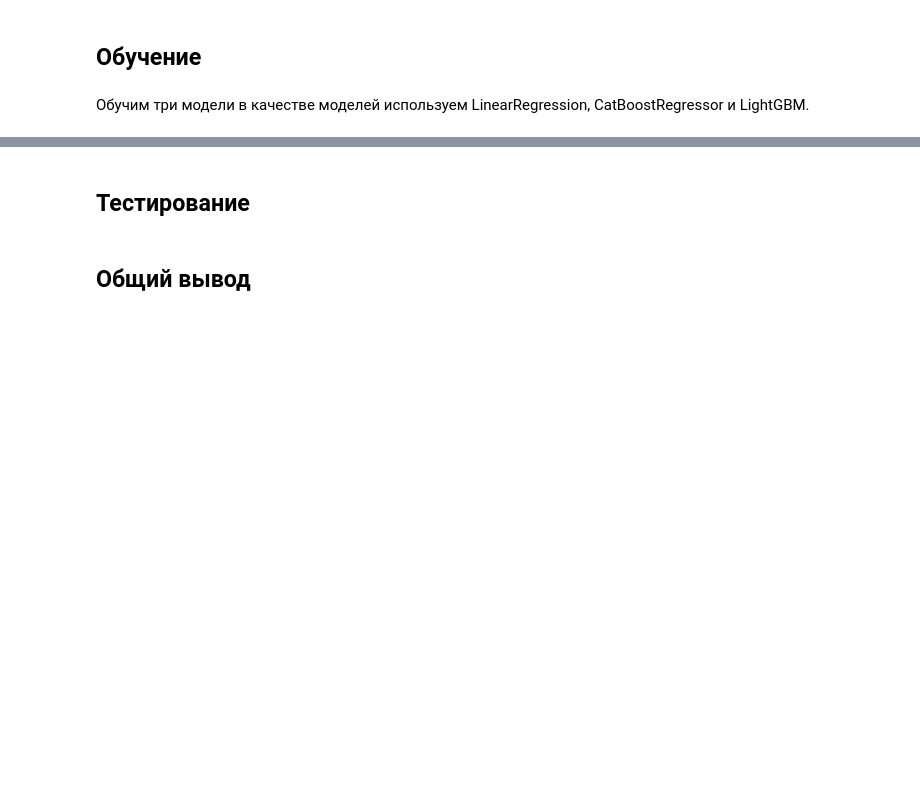
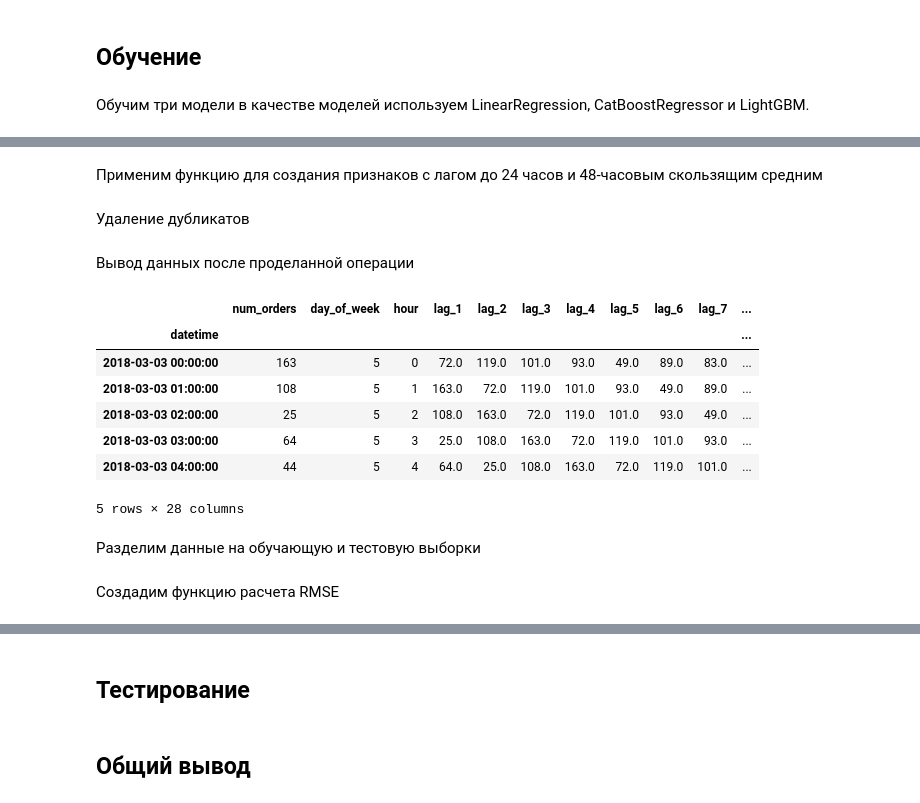
Before and after one commit to butuzovzeleboba/Taxi-order-forecasting, a Jupyter notebook: Taxi-order-forecasting.ipynb, the cells around one changed output, grey strips where cells are left out. Drawn from its saved outputs; the diff is of its cells as text; code cells hidden in the pictures; blank space fills up the shorter version.

```diff
--- a/Taxi-order-forecasting.ipynb
+++ b/Taxi-order-forecasting.ipynb
@@ -226,0 +250,2 @@ df_shift.plot(figsize=(20, 10));
+# %% [markdown]
+Применим функцию для создания признаков с лагом до 24 часов и 48-часовым скользящим средним
@@ -226,0 +254,19 @@ df_shift.plot(figsize=(20, 10));
+# %% [markdown]
+Удаление дубликатов
+# %%
+data=data.dropna()
+# %% [markdown]
+Вывод данных после проделанной операции
+# %%
+data.head()
+# %% [output]
+|  | num_orders | day_of_week | hour | lag_1 | lag_2 | lag_3 | lag_4 | lag_5 | lag_6 | lag_7 | ... |
+| datetime |  |  |  |  |  |  |  |  |  |  | ... |
+| 2018-03-03 00:00:00 | 163 | 5 | 0 | 72.0 | 119.0 | 101.0 | 93.0 | 49.0 | 89.0 | 83.0 | ... |
+| 2018-03-03 01:00:00 | 108 | 5 | 1 | 163.0 | 72.0 | 119.0 | 101.0 | 93.0 | 49.0 | 89.0 | ... |
+| 2018-03-03 02:00:00 | 25 | 5 | 2 | 108.0 | 163.0 | 72.0 | 119.0 | 101.0 | 93.0 | 49.0 | ... |
+| 2018-03-03 03:00:00 | 64 | 5 | 3 | 25.0 | 108.0 | 163.0 | 72.0 | 119.0 | 101.0 | 93.0 | ... |
+| 2018-03-03 04:00:00 | 44 | 5 | 4 | 64.0 | 25.0 | 108.0 | 163.0 | 72.0 | 119.0 | 101.0 | ... |
+5 rows × 28 columns
+# %% [markdown]
+Разделим данные на обучающую и тестовую выборки
@@ -226,0 +280,2 @@ df_shift.plot(figsize=(20, 10));
+# %% [markdown]
+Создадим функцию расчета RMSE
```
Also changed, not shown: parts of 15 cells of this notebook.
